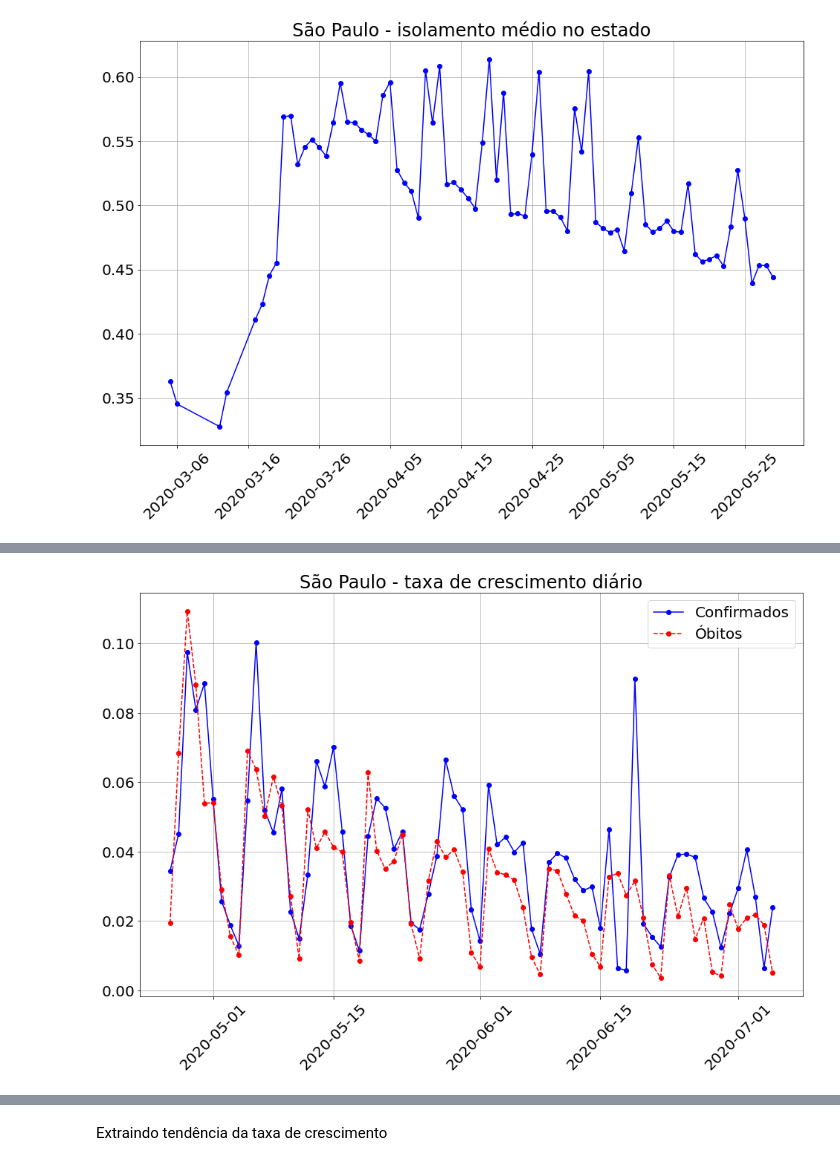
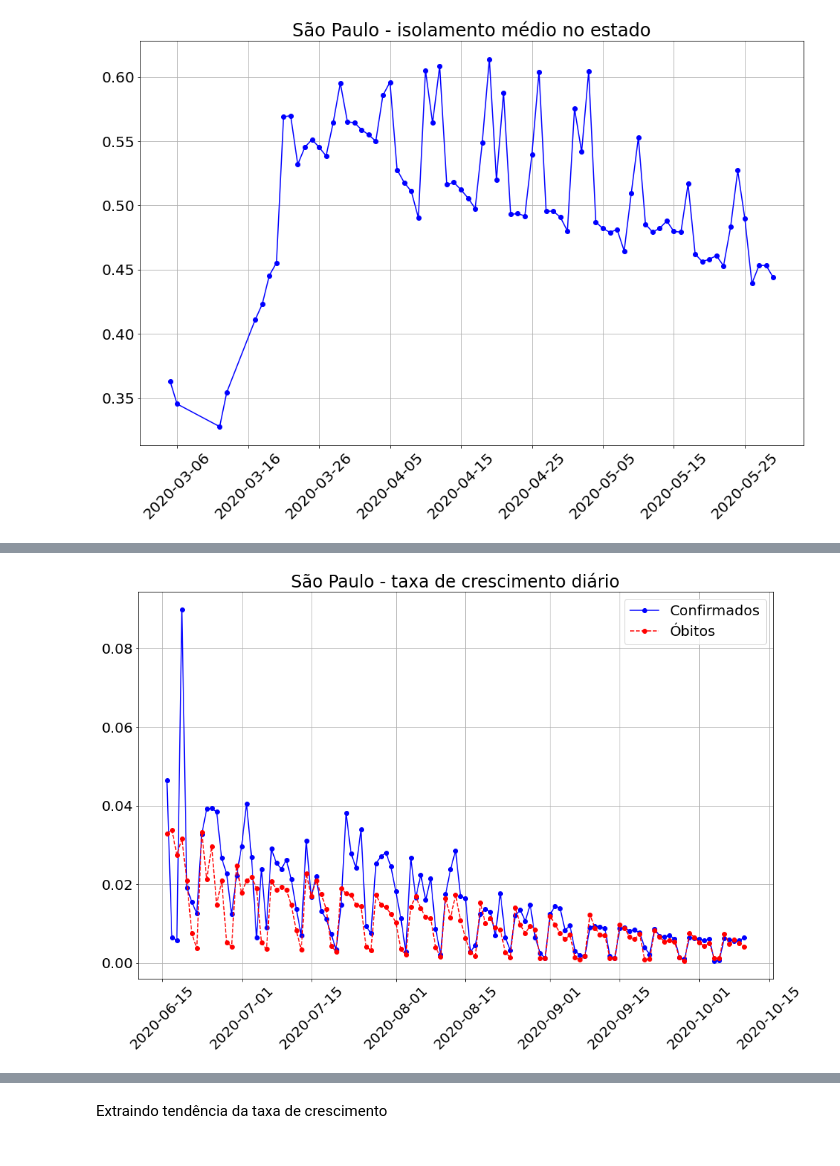
Before and after one commit to paulohubert/covid_discussao, a Jupyter notebook: brasil/covid.ipynb, the cells around one changed output, grey strips where cells are left out. Saved outputs shown, nothing was run; the diff lists cells and outputs as text; code cells hidden in the pictures.

```diff
--- a/brasil/covid.ipynb
+++ b/brasil/covid.ipynb
@@ -104,26 +81,26 @@ dfmun['dif'] = dfmun.new_deaths
 # %%
 dfsp = dfuf.loc[dfuf.state == 'SP'].copy()
 
 dfsp = dfsp.set_index('date')
 #dfsp.loc['2020-04-02', 'confirmed'] = 3506
 #dfsp.loc['2020-04-02', 'deaths'] = 208
 #dfsp['growth'] = dfsp.confirmed.pct_change()
 dfsp['growth'] = dfsp.new_confirmed / dfsp.last_available_confirmed
 #dfsp['growthd'] = dfsp.deaths.pct_change()
 dfsp['growthd'] = dfsp.new_deaths / dfsp.last_available_deaths
 
-dftmp = dfsp.loc[(dfsp.index > '2020-04-25')]# & (dfsp.index < '2020-06-01')]
+dftmp = dfsp.loc[(dfsp.index > '2020-06-15')]# & (dfsp.index < '2020-06-01')]
 #dfsp = dfsp.loc[ (dfsp.index <= '2020-04-16')]
 
 fig = plt.figure(figsize = (16,10))
 plt.rcParams.update({'font.size' : 20})
 plt.plot(dftmp.growth, 'bo-', label = 'Confirmados')
 plt.plot(dftmp.growthd, 'ro--', label = 'Óbitos')
 plt.xticks(rotation = 45)
 plt.title("São Paulo - taxa de crescimento diário", fontsize = 24)
 #plt.ylim(0, .5)
 plt.legend()
 plt.grid(True)
 # %% [output]
-[figure, old version]
+[figure, new version]
 # %%
```
Also changed, not shown: parts of 19 cells of this notebook.
